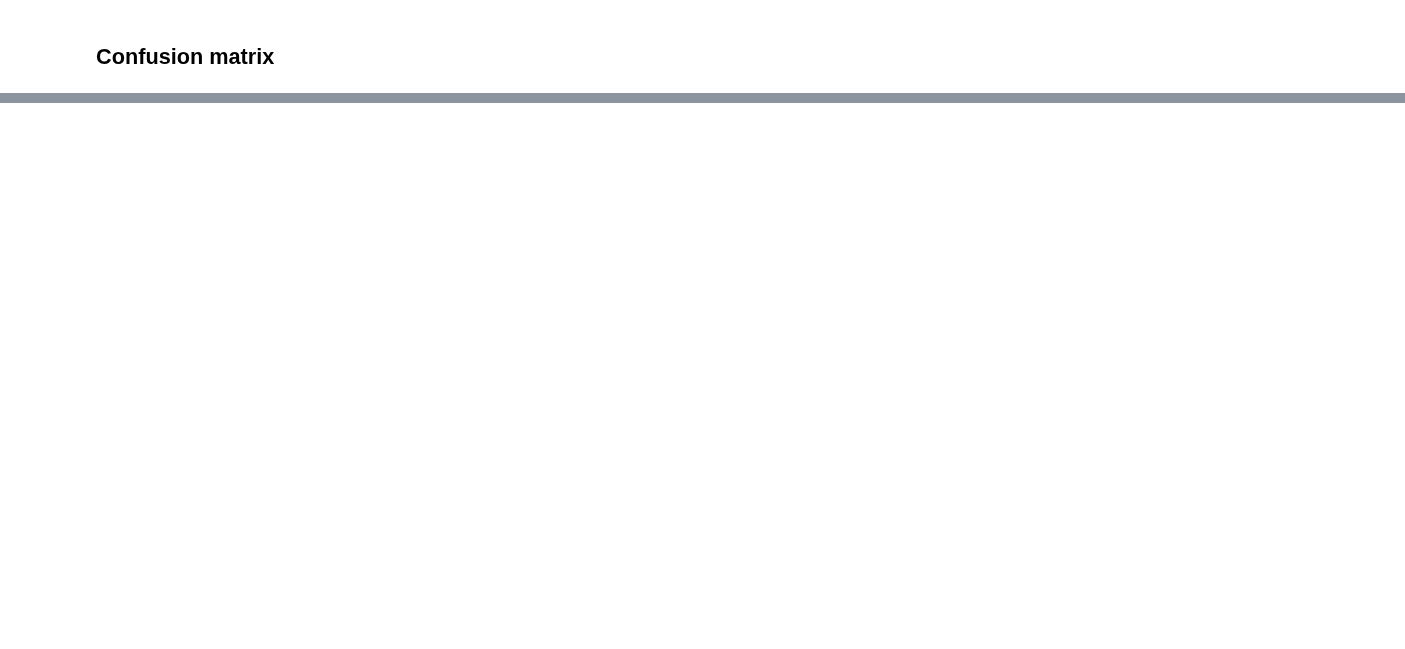
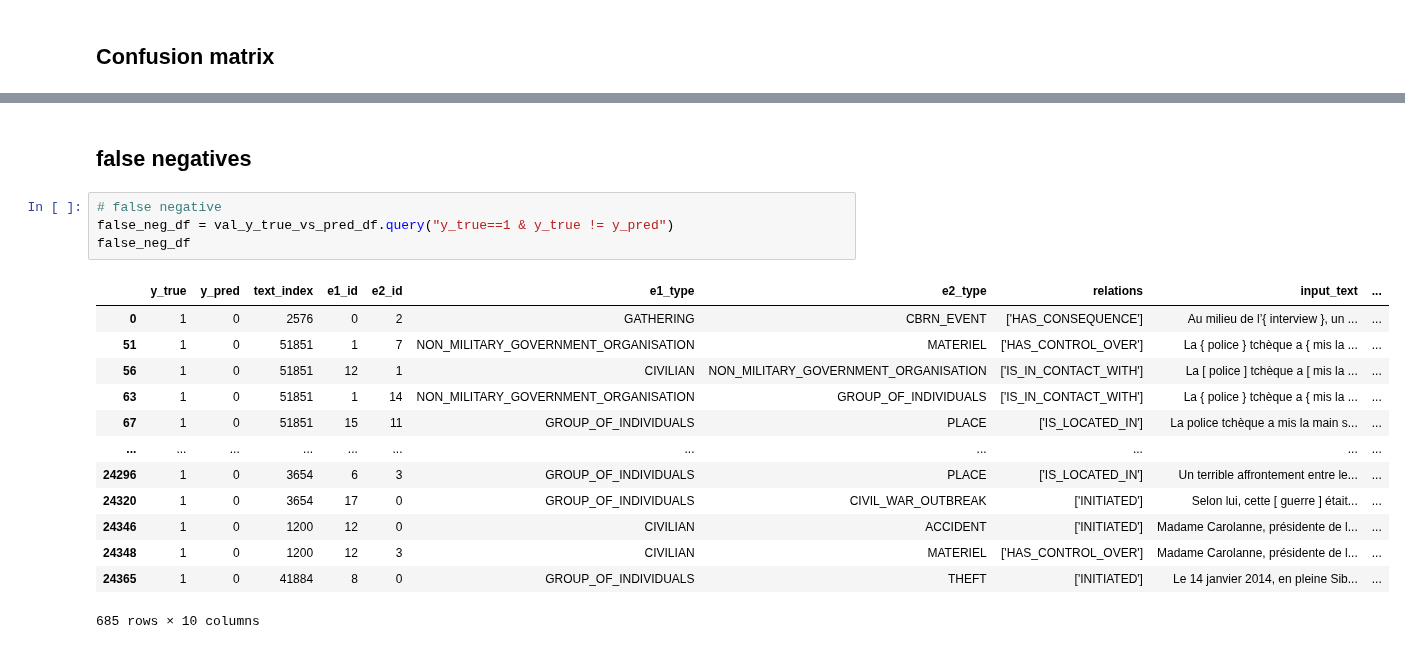
Before and after one commit to lengocluyen/relation_extraction_textmine25, a Jupyter notebook: defi_textmine_2025/mth2_hasrelation_whatrelation/step1_hasrelation.ipynb, the cells around one changed output, grey strips where cells are left out. Drawn from its saved outputs; the diff is of its cells as text; blank space fills up the shorter version.

```diff
--- a/defi_textmine_2025/mth2_hasrelation_whatrelation/step1_hasrelation.ipynb
+++ b/defi_textmine_2025/mth2_hasrelation_whatrelation/step1_hasrelation.ipynb
@@ -824,0 +513,20 @@ tokenizer.decode(samples['input_ids'][2])
+# %% [markdown]
+## false negatives
+# %%
+# false negative
+false_neg_df = val_y_true_vs_pred_df.query("y_true==1 & y_true != y_pred")
+false_neg_df
+# %% [output]
+|  | y_true | y_pred | text_index | e1_id | e2_id | e1_type | e2_type | relations | input_text | ... |
+| 0 | 1 | 0 | 2576 | 0 | 2 | GATHERING | CBRN_EVENT | ['HAS_CONSEQUENCE'] | Au milieu de l’{ interview }, un ... | ... |
+| 51 | 1 | 0 | 51851 | 1 | 7 | NON_MILITARY_GOVERNMENT_ORGANISATION | MATERIEL | ['HAS_CONTROL_OVER'] | La { police } tchèque a { mis la ... | ... |
+| 56 | 1 | 0 | 51851 | 12 | 1 | CIVILIAN | NON_MILITARY_GOVERNMENT_ORGANISATION | ['IS_IN_CONTACT_WITH'] | La [ police ] tchèque a [ mis la ... | ... |
+| 63 | 1 | 0 | 51851 | 1 | 14 | NON_MILITARY_GOVERNMENT_ORGANISATION | GROUP_OF_INDIVIDUALS | ['IS_IN_CONTACT_WITH'] | La { police } tchèque a { mis la ... | ... |
+| 67 | 1 | 0 | 51851 | 15 | 11 | GROUP_OF_INDIVIDUALS | PLACE | ['IS_LOCATED_IN'] | La police tchèque a mis la main s... | ... |
+| ... | ... | ... | ... | ... | ... | ... | ... | ... | ... | ... |
+| 24296 | 1 | 0 | 3654 | 6 | 3 | GROUP_OF_INDIVIDUALS | PLACE | ['IS_LOCATED_IN'] | Un terrible affrontement entre le... | ... |
+| 24320 | 1 | 0 | 3654 | 17 | 0 | GROUP_OF_INDIVIDUALS | CIVIL_WAR_OUTBREAK | ['INITIATED'] | Selon lui, cette [ guerre ] était... | ... |
+| 24346 | 1 | 0 | 1200 | 12 | 0 | CIVILIAN | ACCIDENT | ['INITIATED'] | Madame Carolanne, présidente de l... | ... |
+| 24348 | 1 | 0 | 1200 | 12 | 3 | CIVILIAN | MATERIEL | ['HAS_CONTROL_OVER'] | Madame Carolanne, présidente de l... | ... |
+| 24365 | 1 | 0 | 41884 | 8 | 0 | GROUP_OF_INDIVIDUALS | THEFT | ['INITIATED'] | Le 14 janvier 2014, en pleine Sib... | ... |
+685 rows × 10 columns
```
Also changed, not shown: parts of 129 cells of this notebook, 4 other files.
